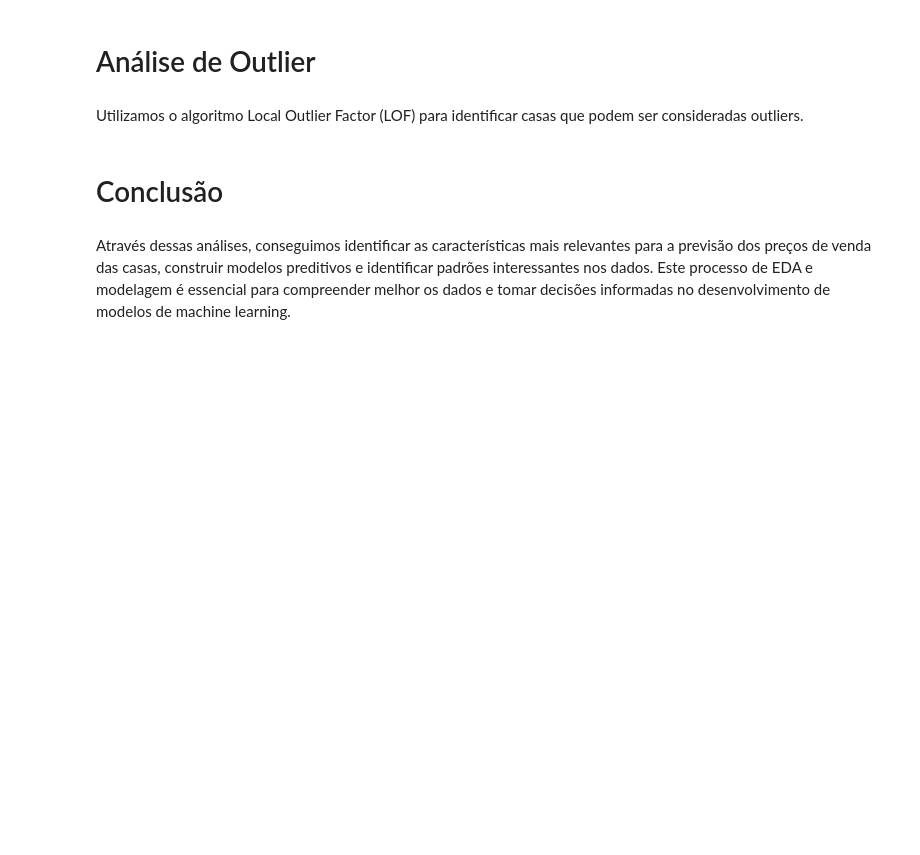
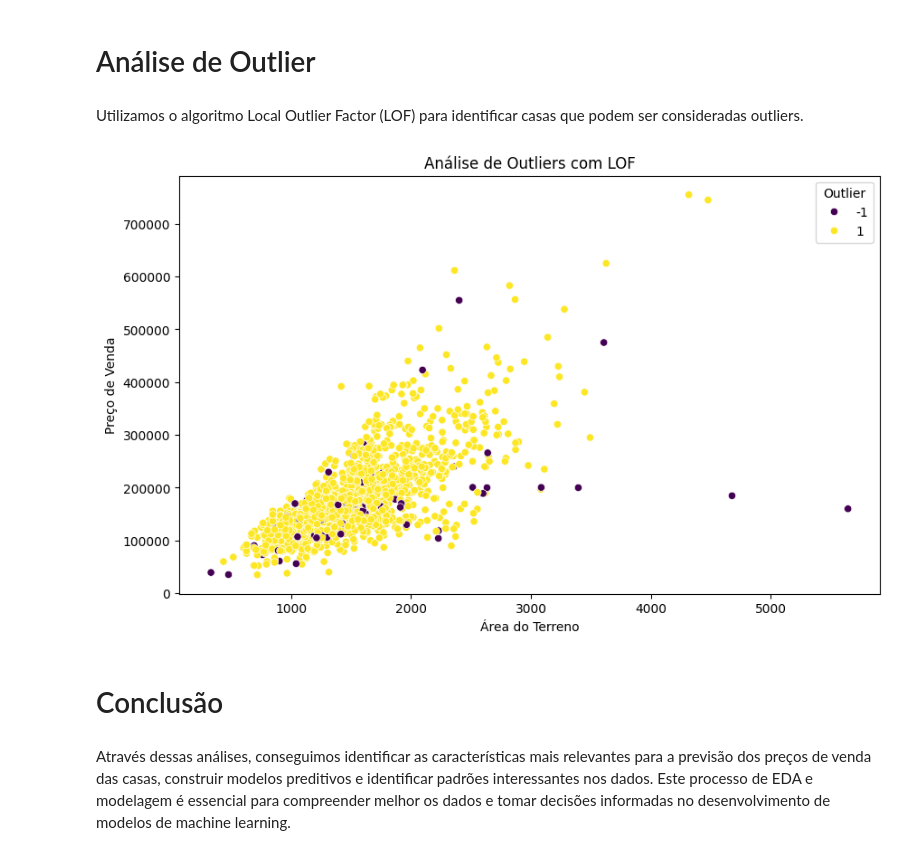
Before and after one commit to thiagoLopesAlvim/TrabalhoC3-AD, a Jupyter notebook: Analise_de_Dados-StoryTelling.ipynb, the cells around one changed output. Saved outputs shown, nothing was run; the diff lists cells and outputs as text; code cells hidden in the pictures; blank space fills up the shorter version.

```diff
--- a/Analise_de_Dados-StoryTelling.ipynb
+++ b/Analise_de_Dados-StoryTelling.ipynb
@@ -235,17 +352,19 @@ Utilizamos o algoritmo Local Outlier Factor (LOF) para identificar casas que pod
 # %%
 from sklearn.neighbors import LocalOutlierFactor
 
 # Treinar o modelo LOF
 lof = LocalOutlierFactor(n_neighbors=20, contamination=0.05)
-data['Outlier'] = lof.fit_predict(X_scaled)
+train_data['Outlier'] = lof.fit_predict(X_scaled)
 
 # Visualizar os outliers
 plt.figure(figsize=(10, 6))
-sns.scatterplot(x='GrLivArea', y='SalePrice', hue='Outlier', data=data, palette='viridis')
+sns.scatterplot(x='GrLivArea', y='SalePrice', hue='Outlier', data=train_data, palette='viridis')
 plt.title('Análise de Outliers com LOF')
 plt.xlabel('Área do Terreno')
 plt.ylabel('Preço de Venda')
 plt.show()
+# %% [output]
+[figure, added]
 # %% [markdown]
 # Conclusão
 # %% [markdown]
```
Also changed, not shown: parts of 11 cells of this notebook.
